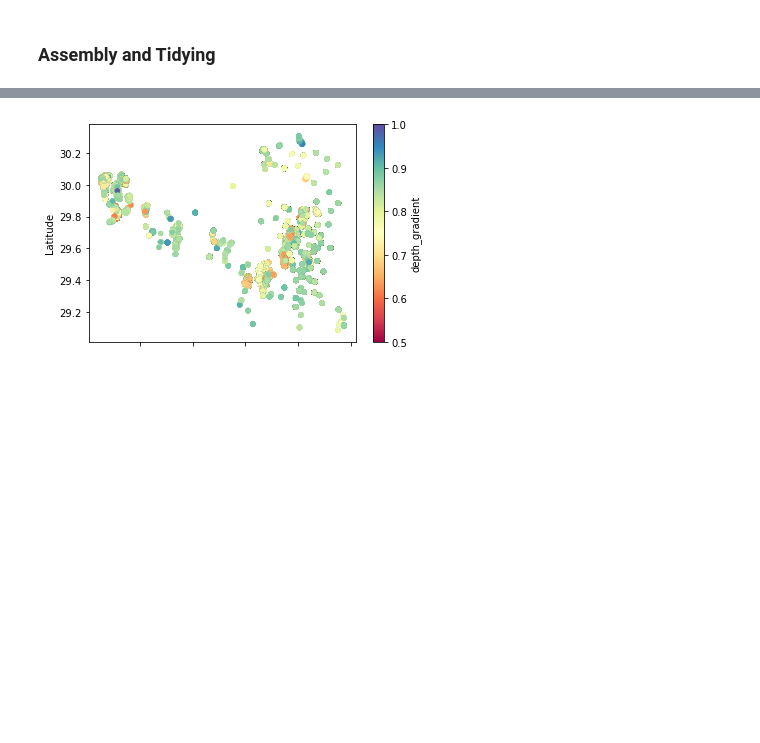
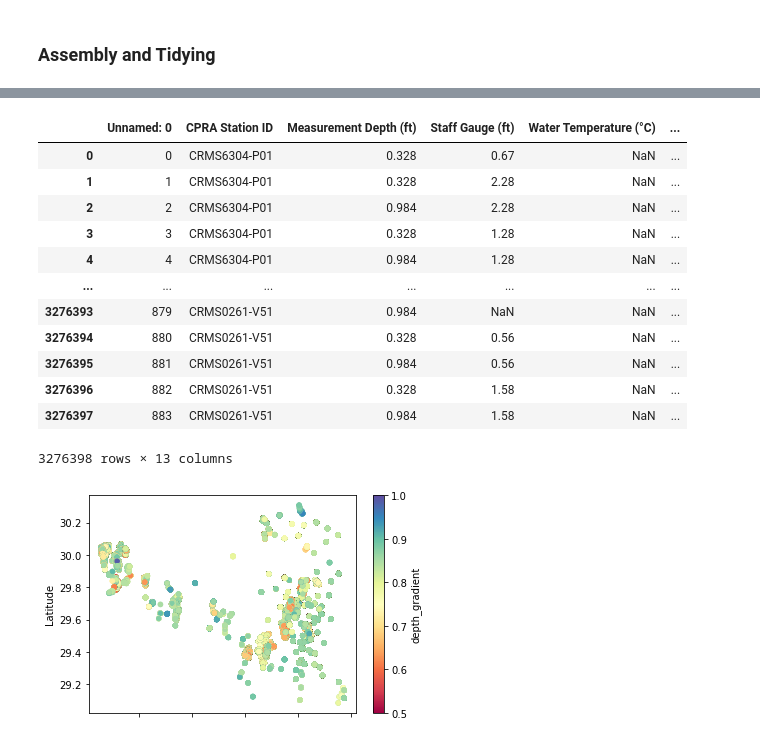
Before and after one commit to MinaSSaleh/MinaSSaleh.github.io, a Jupyter notebook: FinalTutorial.ipynb, the cells around one changed output, grey strips where cells are left out. Cells and saved outputs as stored; diff of their text form; code cells hidden in the pictures; blank space fills up the shorter version.

```diff
--- a/FinalTutorial.ipynb
+++ b/FinalTutorial.ipynb
@@ -191,0 +143,3 @@ BA-0014.csv
+# %%
+hydmon=pd.read_csv("/Users/Mina/Documents/GitHub/ACOMP/hydro.csv")
+hydmon.head()
@@ -220,13 +181,27 @@ hydmon
 # %%
 # Create a quick plot to look at where these sites are located.
 def map_range(df, x):
     normlin = (df[x] - df[x].min()) / (df[x].max() - df[x].min())
     shift = normlin*0.5 + 0.5
     return shift
 
 hydmon.loc[:, "depth_gradient"] = map_range(hydmon, "Water Temperature (°C)")
+display(hydmon)
 
 hydmon.plot.scatter(x="Longitude", y="Latitude", c="depth_gradient", cmap=cm.get_cmap("Spectral"));
 plt.show()
 # %% [output]
+|  | Unnamed: 0 | CPRA Station ID | Measurement Depth (ft) | Staff Gauge (ft) | Water Temperature (°C) | ... |
+| 0 | 0 | CRMS6304-P01 | 0.328 | 0.67 | NaN | ... |
+| 1 | 1 | CRMS6304-P01 | 0.328 | 2.28 | NaN | ... |
+| 2 | 2 | CRMS6304-P01 | 0.984 | 2.28 | NaN | ... |
+| 3 | 3 | CRMS6304-P01 | 0.328 | 1.28 | NaN | ... |
+| 4 | 4 | CRMS6304-P01 | 0.984 | 1.28 | NaN | ... |
+| ... | ... | ... | ... | ... | ... | ... |
+| 3276393 | 879 | CRMS0261-V51 | 0.984 | NaN | NaN | ... |
+| 3276394 | 880 | CRMS0261-V51 | 0.328 | 0.56 | NaN | ... |
+| 3276395 | 881 | CRMS0261-V51 | 0.984 | 0.56 | NaN | ... |
+| 3276396 | 882 | CRMS0261-V51 | 0.328 | 1.58 | NaN | ... |
+| 3276397 | 883 | CRMS0261-V51 | 0.984 | 1.58 | NaN | ... |
+3276398 rows × 13 columns
-[figure, old version]
+[figure, new version]
```
Also changed, not shown: parts of 11 cells of this notebook, 16 other files.
